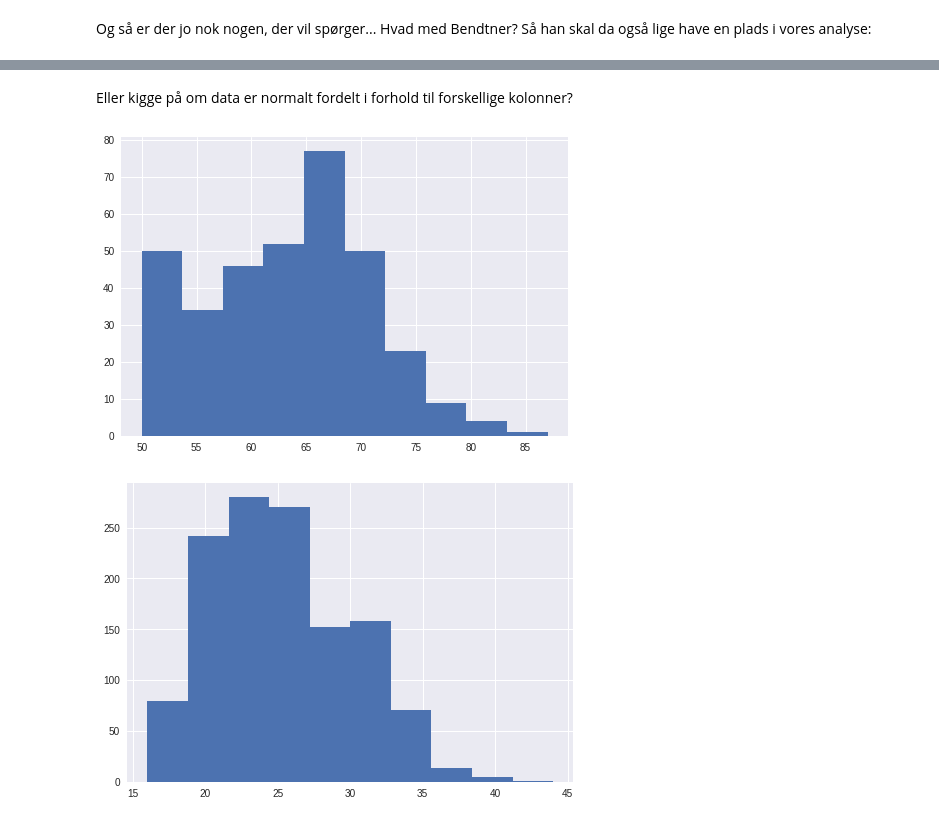
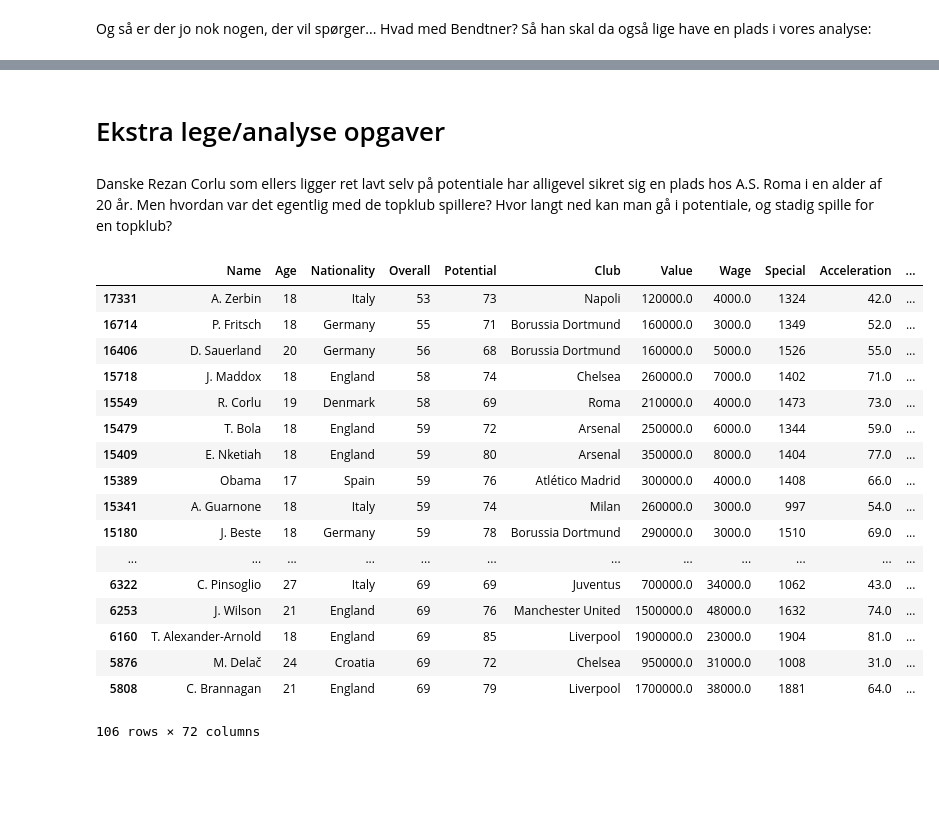
Before and after one commit to mssalvador/Fifa2018, a Jupyter notebook: New Supervised.ipynb, the cells around one changed output, grey strips where cells are left out. Saved outputs shown, nothing was run; the diff lists cells and outputs as text; code cells hidden in the pictures; blank space fills up the shorter version.

```diff
--- a/New Supervised.ipynb
+++ b/New Supervised.ipynb
@@ -356,12 +339,27 @@ dansker_set[dansker_set['Wage'] > 75000]
-# %% [markdown]
-Eller kigge på om data er normalt fordelt i forhold til forskellige kolonner?
-# %%
-dansker_set.Overall.hist()
-plt.show()
-# %% [output]
-[figure, removed]
-# %%
-overall_set.Age.hist()
-plt.show()
-# %% [output]
-[figure, removed]
+# %% [markdown]
+# Ekstra lege/analyse opgaver
+# %% [markdown]
+Danske Rezan Corlu som ellers ligger ret lavt selv på potentiale har alligevel sikret sig en plads hos A.S. Roma i en alder af 20 år.
+Men hvordan var det egentlig med de topklub spillere? Hvor langt ned kan man gå i potentiale, og stadig spille for en topklub?
+# %%
+top_df = df[df.Club.isin(top_clubs)]
+top_df[top_df.Overall < 70].sort_values('Overall', ascending=True)
+# %% [output]
+|  | Name | Age | Nationality | Overall | Potential | Club | Value | Wage | Special | Acceleration | ... |
+| 17331 | A. Zerbin | 18 | Italy | 53 | 73 | Napoli | 120000.0 | 4000.0 | 1324 | 42.0 | ... |
+| 16714 | P. Fritsch | 18 | Germany | 55 | 71 | Borussia Dortmund | 160000.0 | 3000.0 | 1349 | 52.0 | ... |
+| 16406 | D. Sauerland | 20 | Germany | 56 | 68 | Borussia Dortmund | 160000.0 | 5000.0 | 1526 | 55.0 | ... |
+| 15718 | J. Maddox | 18 | England | 58 | 74 | Chelsea | 260000.0 | 7000.0 | 1402 | 71.0 | ... |
+| 15549 | R. Corlu | 19 | Denmark | 58 | 69 | Roma | 210000.0 | 4000.0 | 1473 | 73.0 | ... |
+| 15479 | T. Bola | 18 | England | 59 | 72 | Arsenal | 250000.0 | 6000.0 | 1344 | 59.0 | ... |
+| 15409 | E. Nketiah | 18 | England | 59 | 80 | Arsenal | 350000.0 | 8000.0 | 1404 | 77.0 | ... |
+| 15389 | Obama | 17 | Spain | 59 | 76 | Atlético Madrid | 300000.0 | 4000.0 | 1408 | 66.0 | ... |
+| 15341 | A. Guarnone | 18 | Italy | 59 | 74 | Milan | 260000.0 | 3000.0 | 997 | 54.0 | ... |
+| 15180 | J. Beste | 18 | Germany | 59 | 78 | Borussia Dortmund | 290000.0 | 3000.0 | 1510 | 69.0 | ... |
+| ... | ... | ... | ... | ... | ... | ... | ... | ... | ... | ... | ... |
+| 6322 | C. Pinsoglio | 27 | Italy | 69 | 69 | Juventus | 700000.0 | 34000.0 | 1062 | 43.0 | ... |
+| 6253 | J. Wilson | 21 | England | 69 | 76 | Manchester United | 1500000.0 | 48000.0 | 1632 | 74.0 | ... |
+| 6160 | T. Alexander-Arnold | 18 | England | 69 | 85 | Liverpool | 1900000.0 | 23000.0 | 1904 | 81.0 | ... |
+| 5876 | M. Delač | 24 | Croatia | 69 | 72 | Chelsea | 950000.0 | 31000.0 | 1008 | 31.0 | ... |
+| 5808 | C. Brannagan | 21 | England | 69 | 79 | Liverpool | 1700000.0 | 38000.0 | 1881 | 64.0 | ... |
+106 rows × 72 columns
```
Also changed, not shown: parts of 33 cells of this notebook.
